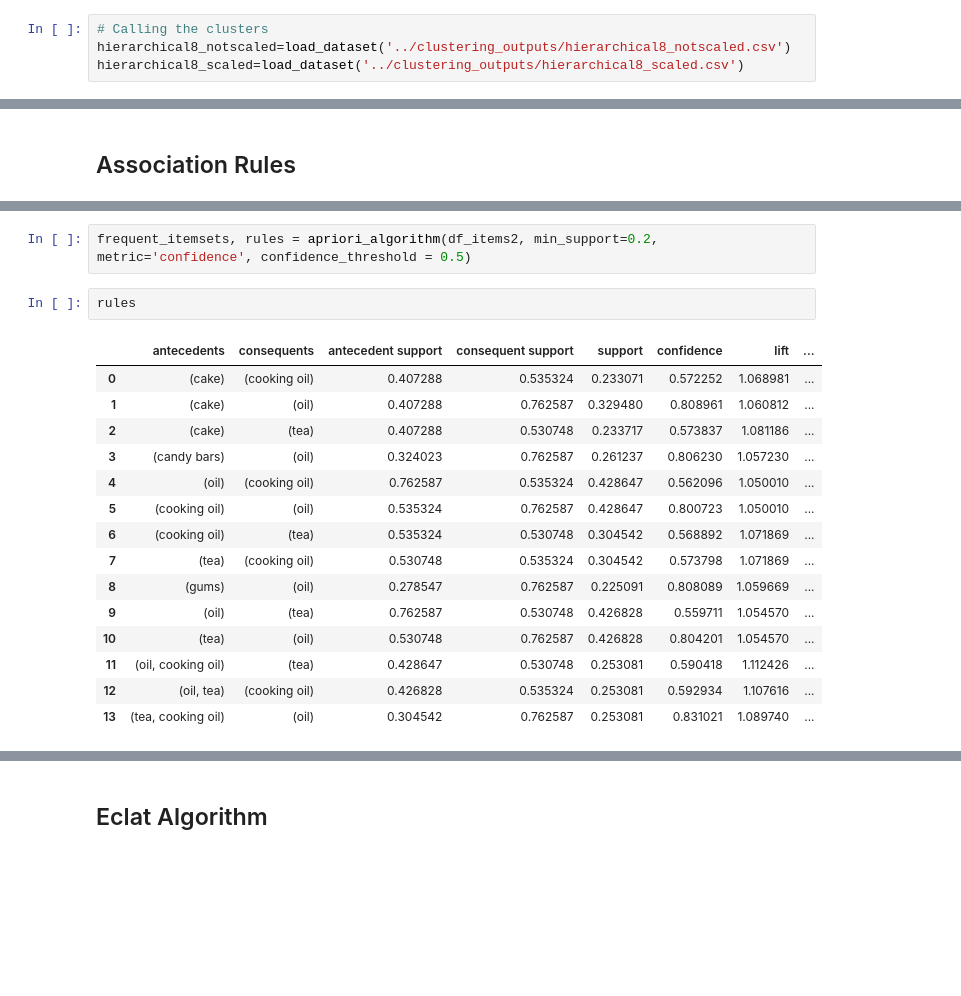
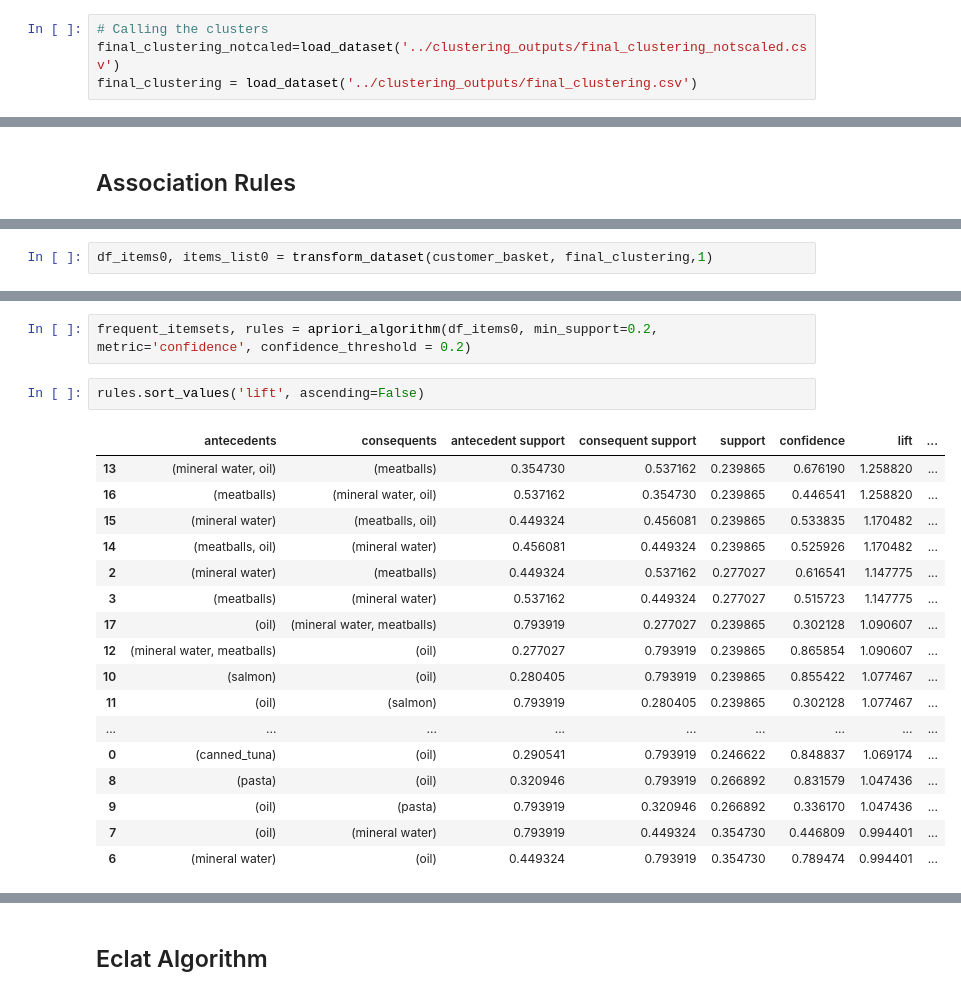
Before and after one commit to beatrizmarques2005/customer_segmentation, a Jupyter notebook: notebook_testing/analysis.ipynb, the cells around one changed output, grey strips where cells are left out. Saved outputs shown, nothing was run; the diff lists cells and outputs as text; blank space fills up the shorter version.

Commit message:
assosiation rules

```diff
--- a/notebook_testing/analysis.ipynb
+++ b/notebook_testing/analysis.ipynb
@@ -46,8 +46,8 @@ customer_info = load_dataset('../customer_info.csv')
 #customer_info.columns
 # %%
 # Calling the clusters
-hierarchical8_notscaled=load_dataset('../clustering_outputs/hierarchical8_notscaled.csv')
-hierarchical8_scaled=load_dataset('../clustering_outputs/hierarchical8_scaled.csv')
+final_clustering_notcaled=load_dataset('../clustering_outputs/final_clustering_notscaled.csv')
+final_clustering = load_dataset('../clustering_outputs/final_clustering.csv')
 # %%
 customer_basket = load_dataset('../customer_basket.csv')
 # %% [markdown]
@@ -82,0 +61,2 @@ df_items2, items_list2
+# %%
+df_items0, items_list0 = transform_dataset(customer_basket, final_clustering,1)
@@ -83,20 +85,22 @@ df_items2, items_list2
 # %%
-frequent_itemsets, rules = apriori_algorithm(df_items2, min_support=0.2, metric='confidence', confidence_threshold = 0.5)
+frequent_itemsets, rules = apriori_algorithm(df_items0, min_support=0.2, metric='confidence', confidence_threshold = 0.2)
-# %%
-rules
-# %% [output]
-|  | antecedents | consequents | antecedent support | consequent support | support | confidence | lift | ... |
-| 0 | (cake) | (cooking oil) | 0.407288 | 0.535324 | 0.233071 | 0.572252 | 1.068981 | ... |
-| 1 | (cake) | (oil) | 0.407288 | 0.762587 | 0.329480 | 0.808961 | 1.060812 | ... |
-| 2 | (cake) | (tea) | 0.407288 | 0.530748 | 0.233717 | 0.573837 | 1.081186 | ... |
-| 3 | (candy bars) | (oil) | 0.324023 | 0.762587 | 0.261237 | 0.806230 | 1.057230 | ... |
-| 4 | (oil) | (cooking oil) | 0.762587 | 0.535324 | 0.428647 | 0.562096 | 1.050010 | ... |
-| 5 | (cooking oil) | (oil) | 0.535324 | 0.762587 | 0.428647 | 0.800723 | 1.050010 | ... |
-| 6 | (cooking oil) | (tea) | 0.535324 | 0.530748 | 0.304542 | 0.568892 | 1.071869 | ... |
-| 7 | (tea) | (cooking oil) | 0.530748 | 0.535324 | 0.304542 | 0.573798 | 1.071869 | ... |
-| 8 | (gums) | (oil) | 0.278547 | 0.762587 | 0.225091 | 0.808089 | 1.059669 | ... |
-| 9 | (oil) | (tea) | 0.762587 | 0.530748 | 0.426828 | 0.559711 | 1.054570 | ... |
-| 10 | (tea) | (oil) | 0.530748 | 0.762587 | 0.426828 | 0.804201 | 1.054570 | ... |
-| 11 | (oil, cooking oil) | (tea) | 0.428647 | 0.530748 | 0.253081 | 0.590418 | 1.112426 | ... |
-| 12 | (oil, tea) | (cooking oil) | 0.426828 | 0.535324 | 0.253081 | 0.592934 | 1.107616 | ... |
-| 13 | (tea, cooking oil) | (oil) | 0.304542 | 0.762587 | 0.253081 | 0.831021 | 1.089740 | ... |
+# %%
+rules.sort_values('lift', ascending=False)
+# %% [output]
+|  | antecedents | consequents | antecedent support | consequent support | support | confidence | lift | ... |
+| 13 | (mineral water, oil) | (meatballs) | 0.354730 | 0.537162 | 0.239865 | 0.676190 | 1.258820 | ... |
+| 16 | (meatballs) | (mineral water, oil) | 0.537162 | 0.354730 | 0.239865 | 0.446541 | 1.258820 | ... |
+| 15 | (mineral water) | (meatballs, oil) | 0.449324 | 0.456081 | 0.239865 | 0.533835 | 1.170482 | ... |
+| 14 | (meatballs, oil) | (mineral water) | 0.456081 | 0.449324 | 0.239865 | 0.525926 | 1.170482 | ... |
+| 2 | (mineral water) | (meatballs) | 0.449324 | 0.537162 | 0.277027 | 0.616541 | 1.147775 | ... |
+| 3 | (meatballs) | (mineral water) | 0.537162 | 0.449324 | 0.277027 | 0.515723 | 1.147775 | ... |
+| 17 | (oil) | (mineral water, meatballs) | 0.793919 | 0.277027 | 0.239865 | 0.302128 | 1.090607 | ... |
+| 12 | (mineral water, meatballs) | (oil) | 0.277027 | 0.793919 | 0.239865 | 0.865854 | 1.090607 | ... |
+| 10 | (salmon) | (oil) | 0.280405 | 0.793919 | 0.239865 | 0.855422 | 1.077467 | ... |
+| 11 | (oil) | (salmon) | 0.793919 | 0.280405 | 0.239865 | 0.302128 | 1.077467 | ... |
+| ... | ... | ... | ... | ... | ... | ... | ... | ... |
+| 0 | (canned_tuna) | (oil) | 0.290541 | 0.793919 | 0.246622 | 0.848837 | 1.069174 | ... |
+| 8 | (pasta) | (oil) | 0.320946 | 0.793919 | 0.266892 | 0.831579 | 1.047436 | ... |
+| 9 | (oil) | (pasta) | 0.793919 | 0.320946 | 0.266892 | 0.336170 | 1.047436 | ... |
+| 7 | (oil) | (mineral water) | 0.793919 | 0.449324 | 0.354730 | 0.446809 | 0.994401 | ... |
+| 6 | (mineral water) | (oil) | 0.449324 | 0.793919 | 0.354730 | 0.789474 | 0.994401 | ... |
```
Also changed, not shown: parts of 5 cells of this notebook.
